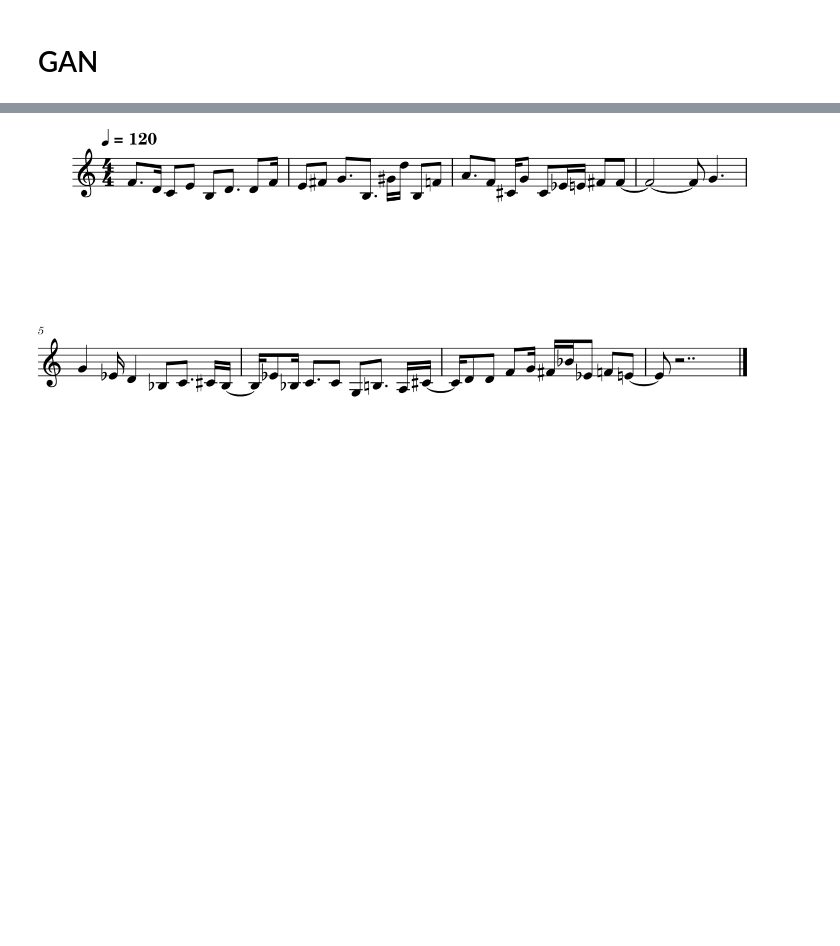
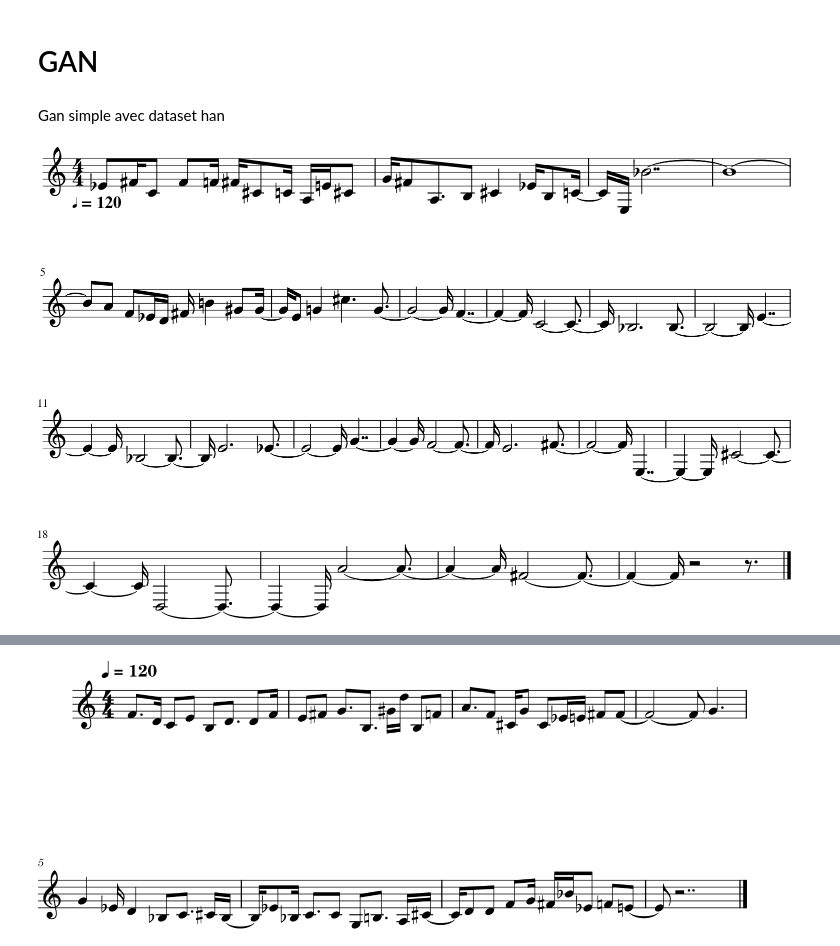
Before and after one commit to Hel88/MelodyGenerator, a Jupyter notebook: generated_melodies/Listen.ipynb, the cells around one changed output, grey strips where cells are left out. Cells and saved outputs as stored; diff of their text form; code cells hidden in the pictures; blank space fills up the shorter version.

```diff
--- a/generated_melodies/Listen.ipynb
+++ b/generated_melodies/Listen.ipynb
@@ -133,3 +133,9 @@ listenTo("RNN-LSTM/ahVousDiraisJeMaman/deutsch-25.midi")
 [interactive output not drawn]
 # %% [markdown]
 # GAN
+# %% [markdown]
+Gan simple avec dataset han
+# %%
+listenTo("GAN/gan_simple.mid")
+# %% [output]
+[figure, added]
```
Also changed, not shown: parts of 6 cells of this notebook, 1 other file.
